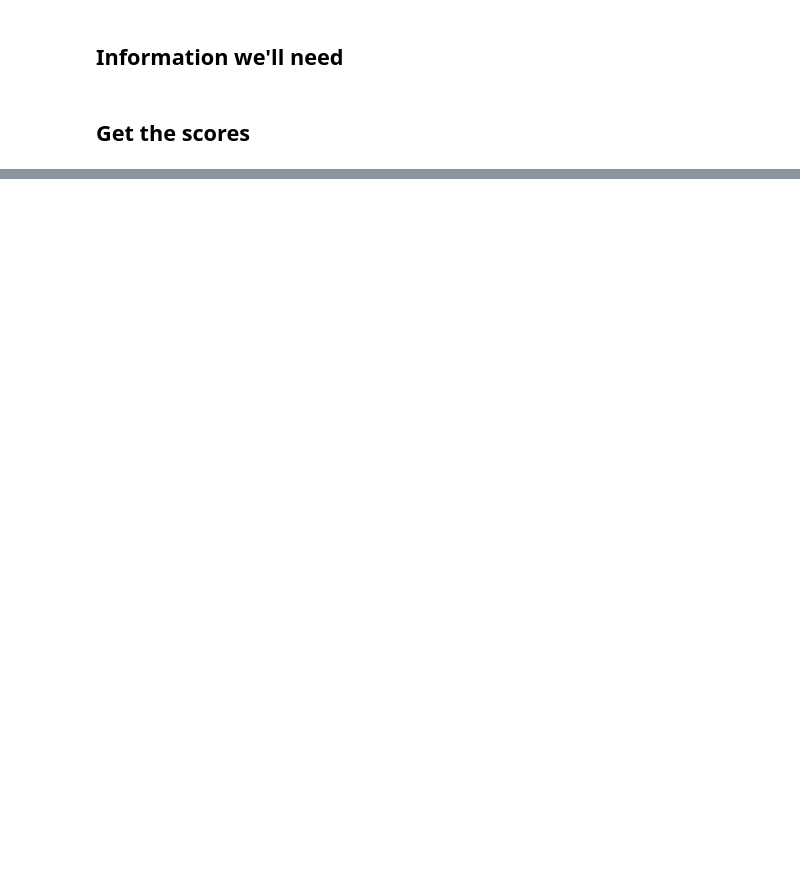
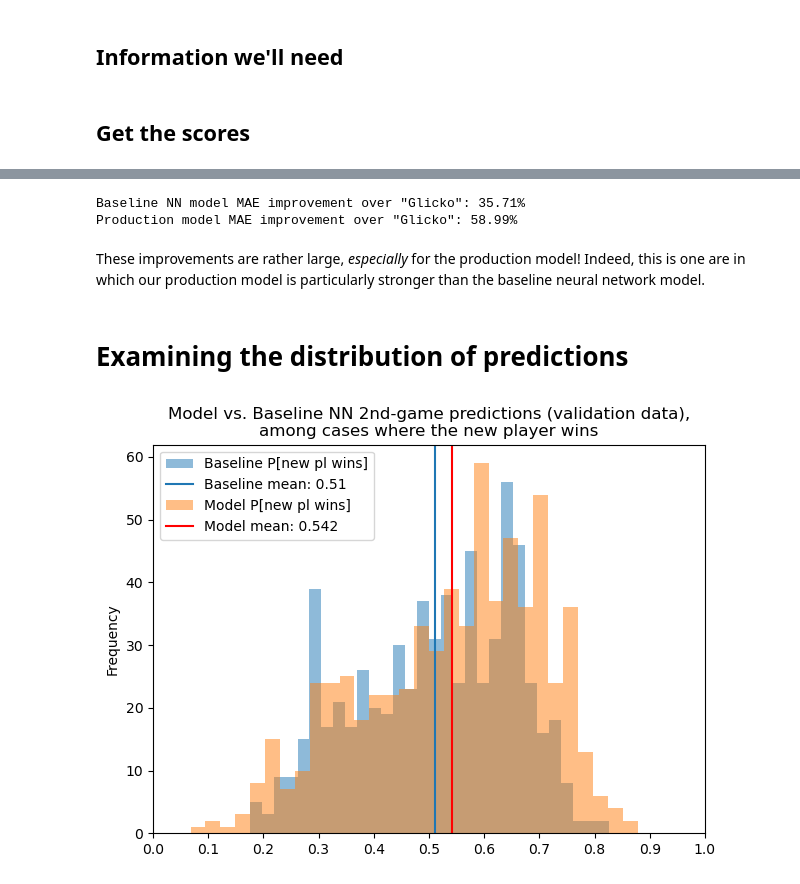
Before and after one commit to simonlazarus/Better-Chess-Matchmaking-with-AI, a Jupyter notebook: code/05_nn_modeling.ipynb, the cells around one changed output, grey strips where cells are left out. Saved outputs shown, nothing was run; the diff lists cells and outputs as text; code cells hidden in the pictures; blank space fills up the shorter version.

```diff
--- a/code/05_nn_modeling.ipynb
+++ b/code/05_nn_modeling.ipynb
@@ -1066,0 +889,45 @@ pd.concat([results_df, pd.DataFrame(results_dict).T])
+# %%
+uninformed_mae = df['mae_val']['Uninformed Model']
+glicko_mae = df['mae_val']['"Glicko" Model']
+baseline_mae = df['mae_val']['Baseline NN Model']
+model_mae = df['mae_val']['Production Model']
+
+baseline_improvement = (baseline_mae - glicko_mae)/(glicko_mae-uninformed_mae)
+model_improvement = (model_mae - glicko_mae)/(glicko_mae-uninformed_mae)
+
+print(f'Baseline NN model MAE improvement over "Glicko": {round(100*baseline_improvement, 2)}%')
+print(f'Production model MAE improvement over "Glicko": {round(100*model_improvement, 2)}%')
+# %% [output]
+Baseline NN model MAE improvement over "Glicko": 35.71%
+Production model MAE improvement over "Glicko": 58.99%
+# %% [markdown]
+These improvements are rather large, *especially* for the production model!  Indeed, this is one are in which our production model is particularly stronger than the baseline neural network model.
+# %% [markdown]
+# Examining the distribution of predictions
+# %%
+#Break the dataframe up by whether the new player won, lost, or had a draw
+wins = val_2nd[val_2nd['new_pl_won']==1]
+losses = val_2nd[val_2nd['new_pl_won']==0]
+draws = val_2nd[val_2nd['new_pl_won']==.5]
+# %%
+def model_vs_baseline(df, description, bins=50):
+    #Plot the histogram we want
+    baseline_preds = df['baseline_pred']
+    model_preds = df['model_pred']
+
+    plt.hist(baseline_preds, bins=bins, alpha=.5, label='Baseline P[new pl wins]');
+    plt.axvline(baseline_preds.mean(), label = f"Baseline mean: {round(baseline_preds.mean(), 3)}");
+    plt.hist(model_preds, bins=bins, alpha=.5, label='Model P[new pl wins]');
+    plt.axvline(model_preds.mean(), color='red', label = f"Model mean: {round(model_preds.mean(), 3)}");
+
+    plt.xticks(np.linspace(0,1,11));
+    plt.xlim(0, 1);
+    plt.ylabel("Frequency");
+    plt.legend();
+    plt.title(f"Model vs. Baseline NN 2nd-game predictions (validation data),\namong cases where the new player {description}");
+    plt.tight_layout();
+    plt.savefig(f'../images/model_vs_baseline_hist_{description}.jpg');
+# %%
+model_vs_baseline(wins, 'wins', bins=30)
+# %% [output]
+[figure, added]
```
Also changed, not shown: parts of 66 cells of this notebook, 12 other files.
